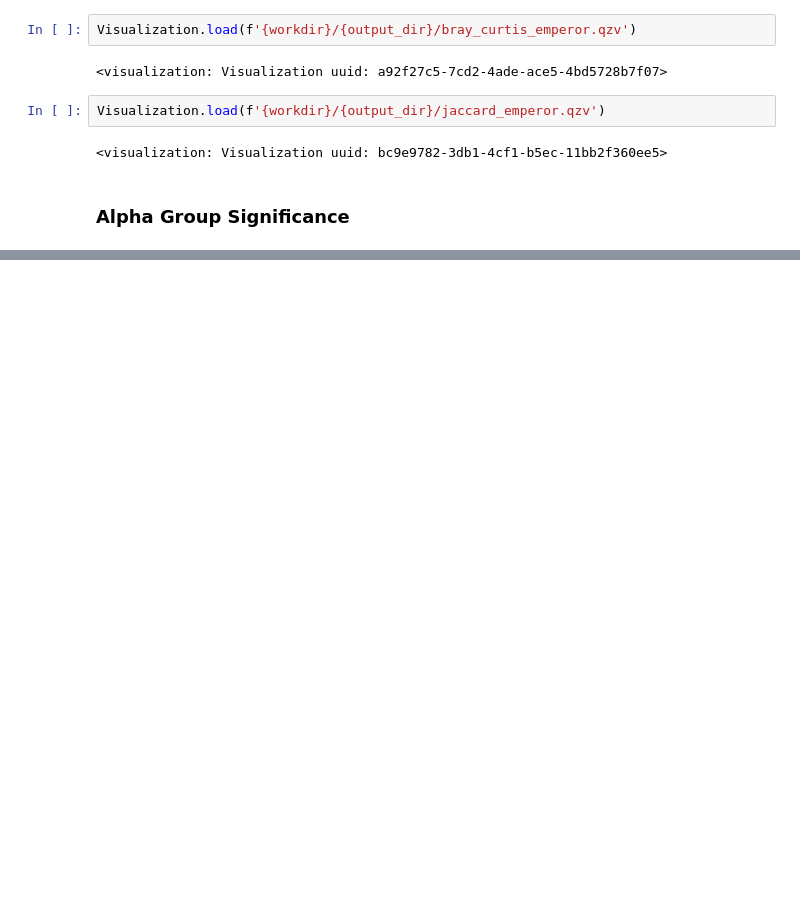
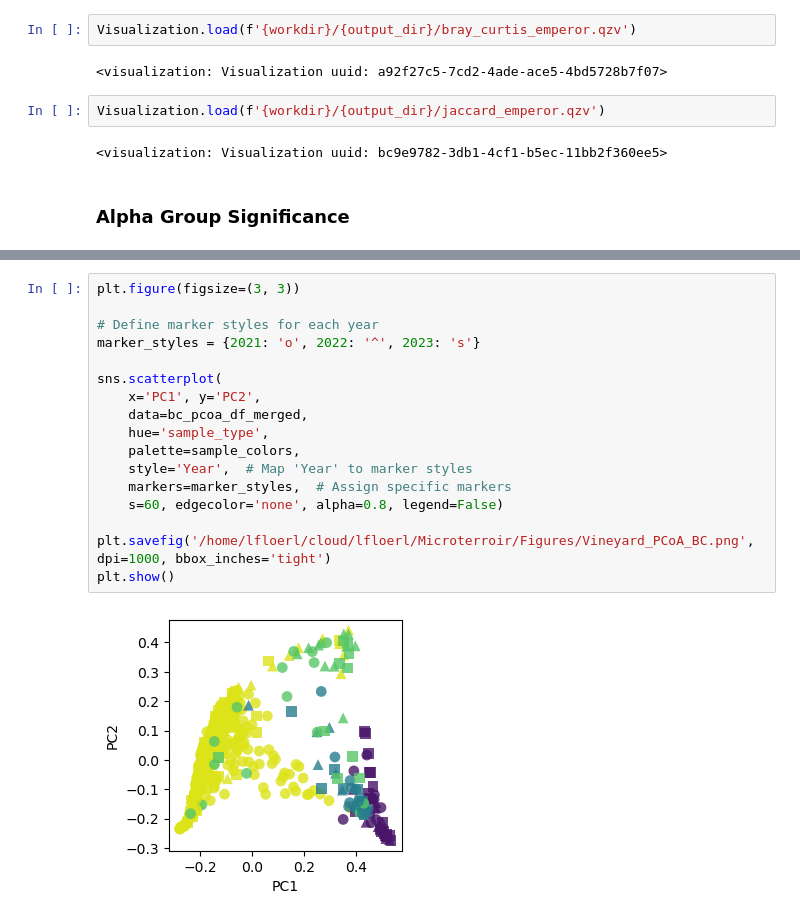
Before and after one commit to bokulich-publications/microterroir, a Jupyter notebook: Microbiome/ITS/3_fun_lavaux_diversity.ipynb, the cells around one changed output, grey strips where cells are left out. Drawn from its saved outputs; the diff is of its cells as text; blank space fills up the shorter version.

```diff
--- a/Microbiome/ITS/3_fun_lavaux_diversity.ipynb
+++ b/Microbiome/ITS/3_fun_lavaux_diversity.ipynb
@@ -140,0 +349,19 @@ Visualization.load(f'{output_dir}/alpha_groupSig_shannon_vector.qzv')
+# %%
+plt.figure(figsize=(3, 3))
+
+# Define marker styles for each year
+marker_styles = {2021: 'o', 2022: '^', 2023: 's'}
+
+sns.scatterplot(
+    x='PC1', y='PC2',
+    data=bc_pcoa_df_merged,
+    hue='sample_type',
+    palette=sample_colors,
+    style='Year',  # Map 'Year' to marker styles
+    markers=marker_styles,  # Assign specific markers
+    s=60, edgecolor='none', alpha=0.8, legend=False)
+
+plt.savefig('/home/lfloerl/cloud/lfloerl/Microterroir/Figures/Vineyard_PCoA_BC.png', dpi=1000, bbox_inches='tight')
+plt.show()
+# %% [output]
+[figure, added]
```
Also changed, not shown: parts of 19 cells of this notebook, 5 other files.
